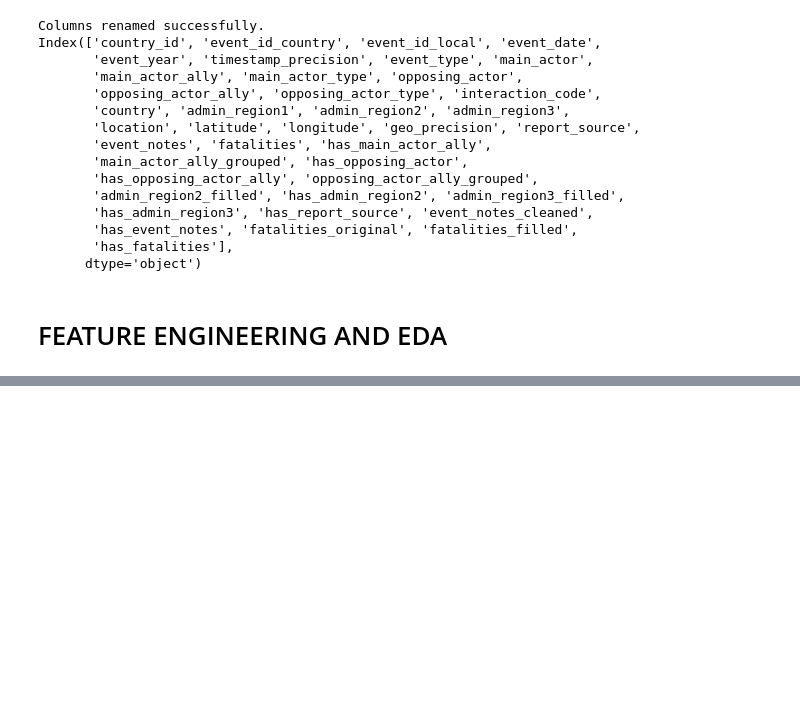
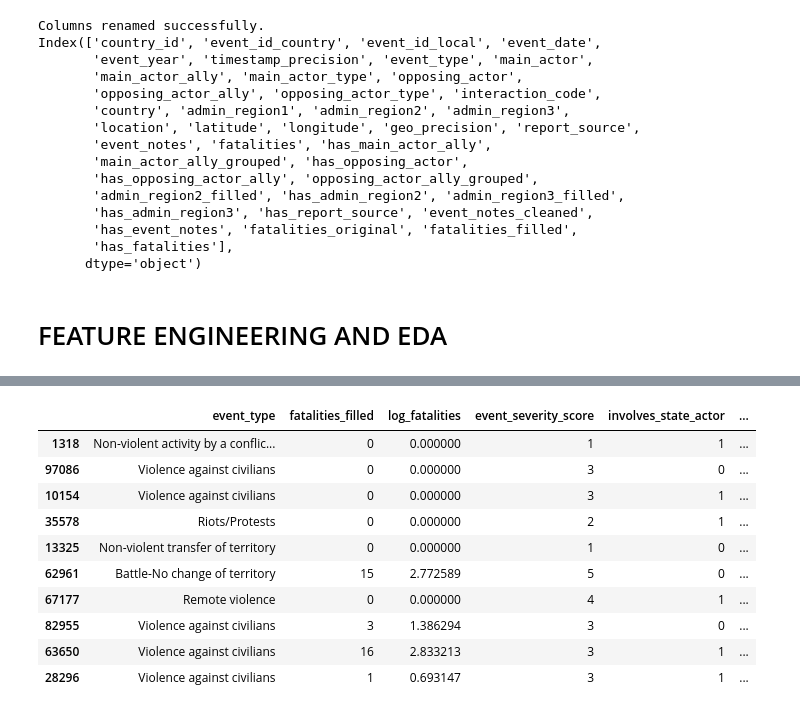
Before and after one commit to Vain-Guy/Mapping-Africa-s-Conflict-Relationships, a Jupyter notebook: conflict.ipynb, the cells around one changed output, grey strips where cells are left out. Drawn from its saved outputs; the diff is of its cells as text; code cells hidden in the pictures; blank space fills up the shorter version.

```diff
--- a/conflict.ipynb
+++ b/conflict.ipynb
@@ -1540,0 +1552,11 @@ Index(['country_id', 'event_id_country', 'event_id_local', 'event_date',
+# %%
+# Convert event date to datetime
+conflict_df['event_date'] = pd.to_datetime(conflict_df['event_date'])
+
+# New temporal features
+conflict_df['event_month'] = conflict_df['event_date'].dt.month
+conflict_df['event_quarter'] = conflict_df['event_date'].dt.quarter
+conflict_df['event_weekday'] = conflict_df['event_date'].dt.day_name()
+conflict_df['event_week'] = conflict_df['event_date'].dt.isocalendar().week
+conflict_df['event_is_weekend'] = conflict_df['event_weekday'].isin(['Saturday', 'Sunday']).astype(int)
+conflict_df['event_yearmonth'] = conflict_df['event_date'].dt.to_period('M').astype(str)
@@ -1540,0 +1910,45 @@ Index(['country_id', 'event_id_country', 'event_id_local', 'event_date',
+# %%
+# Assign severity weights to each event type
+event_type_weights = {
+    'Violence against civilians': 3,
+    'Remote violence': 4,
+    'Battle-No change of territory': 5,
+    'Battle-Government regains territory': 5,
+    'Battle-Non-state actor overtakes territory': 5,
+    'Riots/Protests': 2,
+    'Non-violent activity by a conflict actor': 1,
+    'Non-violent transfer of territory': 1,
+    'Headquarters or base established': 2
+}
+
+conflict_df['event_severity_score'] = conflict_df['event_type'].map(event_type_weights).fillna(1)
+
+# Log transform fatalities
+conflict_df['log_fatalities'] = np.log1p(conflict_df['fatalities_filled'])
+
+# Compute composite intensity score
+conflict_df['conflict_intensity_score'] = (
+    conflict_df['event_severity_score'] +
+    conflict_df['log_fatalities'] +
+    1 * conflict_df['involves_state_actor'] +
+    1 * conflict_df['involves_rebel_actor'] +
+    0.5 * conflict_df['has_opposing_actor']
+)
+
+# Preview results
+conflict_df[['event_type', 'fatalities_filled', 'log_fatalities',
+             'event_severity_score', 'involves_state_actor',
+             'involves_rebel_actor', 'has_opposing_actor',
+             'conflict_intensity_score']].sample(10, random_state = 42)
+# %% [output]
+|  | event_type | fatalities_filled | log_fatalities | event_severity_score | involves_state_actor | ... |
+| 1318 | Non-violent activity by a conflic... | 0 | 0.000000 | 1 | 1 | ... |
+| 97086 | Violence against civilians | 0 | 0.000000 | 3 | 0 | ... |
+| 10154 | Violence against civilians | 0 | 0.000000 | 3 | 1 | ... |
+| 35578 | Riots/Protests | 0 | 0.000000 | 2 | 1 | ... |
+| 13325 | Non-violent transfer of territory | 0 | 0.000000 | 1 | 0 | ... |
+| 62961 | Battle-No change of territory | 15 | 2.772589 | 5 | 0 | ... |
+| 67177 | Remote violence | 0 | 0.000000 | 4 | 1 | ... |
+| 82955 | Violence against civilians | 3 | 1.386294 | 3 | 0 | ... |
+| 63650 | Violence against civilians | 16 | 2.833213 | 3 | 1 | ... |
+| 28296 | Violence against civilians | 1 | 0.693147 | 3 | 1 | ... |
```
Also changed, not shown: parts of 13 cells of this notebook.
